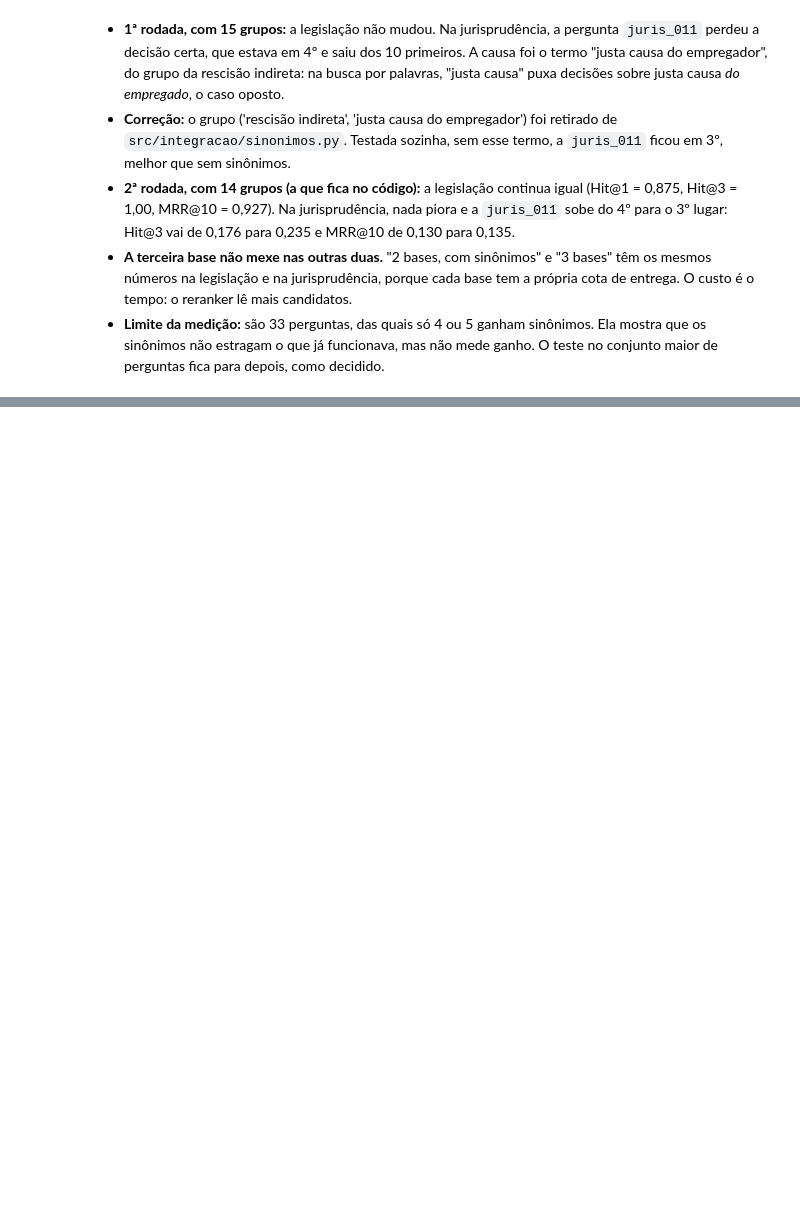
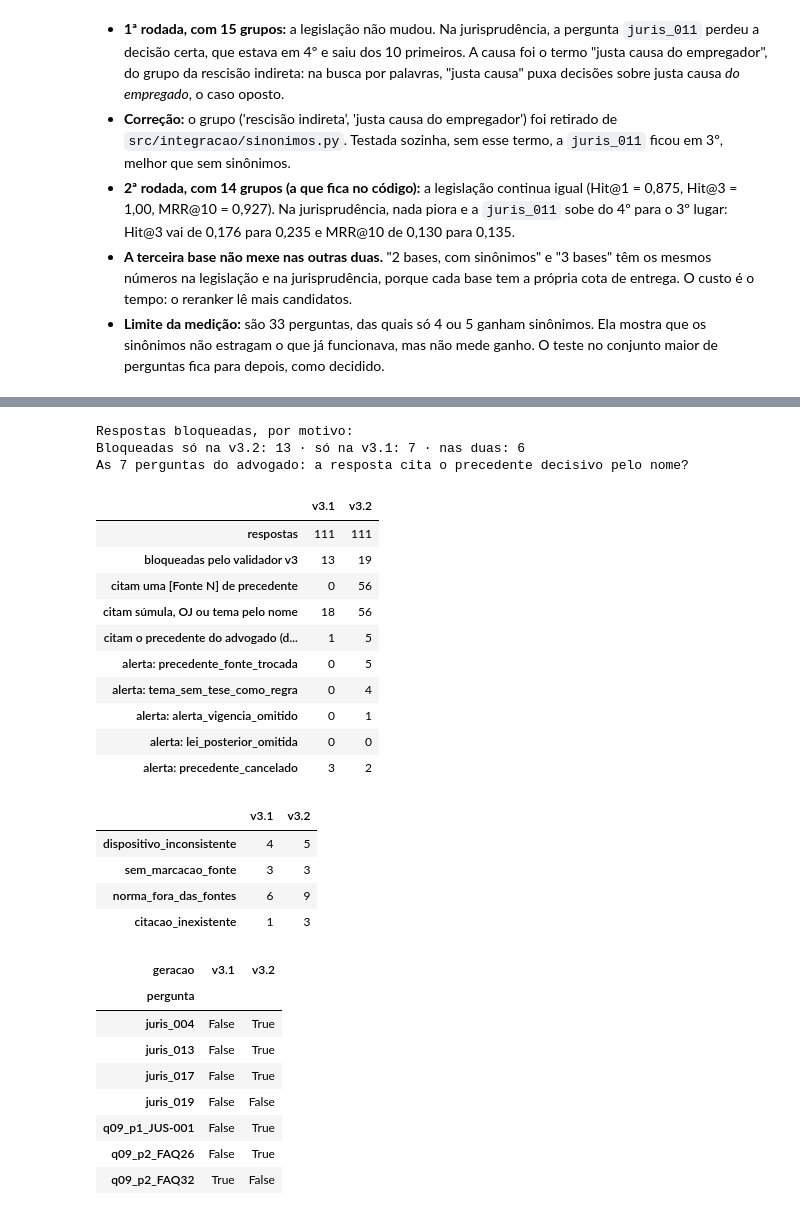
Before and after one commit to MayaraVieiraa/challenge3, a Jupyter notebook: notebooks/03_integracao/07_integracao_precedentes.ipynb, the cells around one changed output, grey strips where cells are left out. Cells and saved outputs as stored; diff of their text form; code cells hidden in the pictures; blank space fills up the shorter version.

```diff
--- a/notebooks/03_integracao/07_integracao_precedentes.ipynb
+++ b/notebooks/03_integracao/07_integracao_precedentes.ipynb
@@ -277,7 +291,8 @@ Catálogo gerado de data/processed/precedentes/precedentes_tst.jsonl (1493 regis
 # %% [markdown]
 **Os alertas nas respostas que já existem.** As gerações v1, v3 e v3.1 foram feitas sem a base de precedentes, então só o alerta `precedente_cancelado` pode aparecer nelas. A tabela mostra só o identificador da pergunta e o precedente citado.
 # %%
-NOVOS = ('precedente_fonte_trocada', 'tema_sem_tese_como_regra', 'alerta_vigencia_omitido', 'precedente_cancelado')
+NOVOS = ('precedente_fonte_trocada', 'tema_sem_tese_como_regra', 'alerta_vigencia_omitido', 'lei_posterior_omitida',
+         'precedente_cancelado')
 ler = lambda c: [json.loads(l) for l in Path(c).read_text(encoding='utf-8').splitlines() if l.strip()]
 linhas, contagem = [], []
 for rotulo, pasta in (('v1', 'geracao'), ('v3', 'geracao_v3'), ('v3.1', 'geracao_v3_1')):
@@ -381,0 +409,75 @@ Perguntas que ganham sinônimos (14 grupos): 4 de 33
+# %%
+import re
+from collections import Counter
+NOVOS_PREC = ('precedente_fonte_trocada', 'tema_sem_tese_como_regra', 'alerta_vigencia_omitido', 'lei_posterior_omitida',
+              'precedente_cancelado')
+ESPERADO_NOME = {'juris_004': ('Súmula', '338'), 'q09_p2_FAQ32': ('Súmula', '276'), 'juris_013': ('Súmula', '378'),
+                 'juris_019': ('Súmula', '6'), 'juris_017': ('Tema', '58'), 'q09_p1_JUS-001': ('Súmula', '60'),
+                 'q09_p2_FAQ26': ('Súmula', '45')}
+linhas_g = []
+for rotulo, pasta in (('v3.1', 'geracao_v3_1'), ('v3.2', 'geracao_v3_2')):
+    base = ROOT / 'output/kaggle' / pasta
+    pedidos_g = {p['pergunta_id']: p for p in ler(base / 'dataset/pedidos.jsonl')}
+    for resp in ler(base / 'resultados/respostas.jsonl'):
+        p, t = pedidos_g[resp['pergunta_id']], resp.get('resposta') or ''
+        s = ger.revisar(dict(p, versao_prompt='v3'), t)
+        codigos = {a['codigo'] for a in s.alertas}
+        prec_idx = {i + 1 for i, f in enumerate(p['fontes']) if f['fonte'] == 'precedentes'}
+        linha = dict(geracao=rotulo, pergunta=resp['pergunta_id'], bloqueada=not s.aprovada,
+                     bloqueantes=';'.join(sorted(codigos & g.BLOQUEANTES_V3)),
+                     precedentes_entregues=len(prec_idx),
+                     cita_fonte_de_precedente=bool({int(n) for n in re.findall(r'Fonte\s*(\d+)', t)} & prec_idx),
+                     cita_precedente_pelo_nome=bool(re.search(r'S[úu]mula\s*(n[ºo.]*\s*)?\d|\bOJ\s*\d|Orienta[çc][ãa]o Jurisprudencial|\bTema\s*\d', t)))
+        linha.update({c: c in codigos for c in NOVOS_PREC})
+        if resp['pergunta_id'] in ESPERADO_NOME:
+            tipo, num = ESPERADO_NOME[resp['pergunta_id']]
+            linha['cita_precedente_do_advogado'] = bool(re.search(rf'{tipo[:4]}\w*\s*(n[ºo.]*\s*)?{num}\b', t))
+        linhas_g.append(linha)
+comp = pd.DataFrame(linhas_g)
+comp.to_csv(SAIDA / 'geracao_v3_2_comparacao.csv', index=False)
+
+resumo_g = pd.DataFrame({rot: {
+    'respostas': len(d),
+    'bloqueadas pelo validador v3': int(d.bloqueada.sum()),
+    'citam uma [Fonte N] de precedente': int(d.cita_fonte_de_precedente.sum()),
+    'citam súmula, OJ ou tema pelo nome': int(d.cita_precedente_pelo_nome.sum()),
+    'citam o precedente do advogado (de 7)': int(d.cita_precedente_do_advogado.fillna(False).astype(bool).sum()),
+    **{f'alerta: {c}': int(d[c].sum()) for c in NOVOS_PREC}} for rot, d in comp.groupby('geracao')})
+display(resumo_g)
+motivos = pd.DataFrame({rot: Counter(c for l in d.bloqueantes if l for c in l.split(';')) for rot, d in comp.groupby('geracao')}).fillna(0).astype(int)
+print('Respostas bloqueadas, por motivo:')
+display(motivos)
+par = comp.pivot(index='pergunta', columns='geracao', values='bloqueada')
+print(f"Bloqueadas só na v3.2: {int((~par['v3.1'] & par['v3.2']).sum())} · só na v3.1: {int((par['v3.1'] & ~par['v3.2']).sum())} · nas duas: {int((par['v3.1'] & par['v3.2']).sum())}")
+adv = comp[comp.cita_precedente_do_advogado.notna()].pivot(index='pergunta', columns='geracao', values='cita_precedente_do_advogado')
+print('As 7 perguntas do advogado: a resposta cita o precedente decisivo pelo nome?')
+display(adv)
+# %% [output]
+Respostas bloqueadas, por motivo:
+Bloqueadas só na v3.2: 13 · só na v3.1: 7 · nas duas: 6
+As 7 perguntas do advogado: a resposta cita o precedente decisivo pelo nome?
+|  | v3.1 | v3.2 |
+| respostas | 111 | 111 |
+| bloqueadas pelo validador v3 | 13 | 19 |
+| citam uma [Fonte N] de precedente | 0 | 56 |
+| citam súmula, OJ ou tema pelo nome | 18 | 56 |
+| citam o precedente do advogado (d... | 1 | 5 |
+| alerta: precedente_fonte_trocada | 0 | 5 |
+| alerta: tema_sem_tese_como_regra | 0 | 4 |
+| alerta: alerta_vigencia_omitido | 0 | 1 |
+| alerta: lei_posterior_omitida | 0 | 0 |
+| alerta: precedente_cancelado | 3 | 2 |
+|  | v3.1 | v3.2 |
+| dispositivo_inconsistente | 4 | 5 |
+| sem_marcacao_fonte | 3 | 3 |
+| norma_fora_das_fontes | 6 | 9 |
+| citacao_inexistente | 1 | 3 |
+| geracao | v3.1 | v3.2 |
+| pergunta |  |  |
+| juris_004 | False | True |
+| juris_013 | False | True |
+| juris_017 | False | True |
+| juris_019 | False | False |
+| q09_p1_JUS-001 | False | True |
+| q09_p2_FAQ26 | False | True |
+| q09_p2_FAQ32 | True | False |
```
Also changed, not shown: parts of 15 cells of this notebook, 49 other files.
